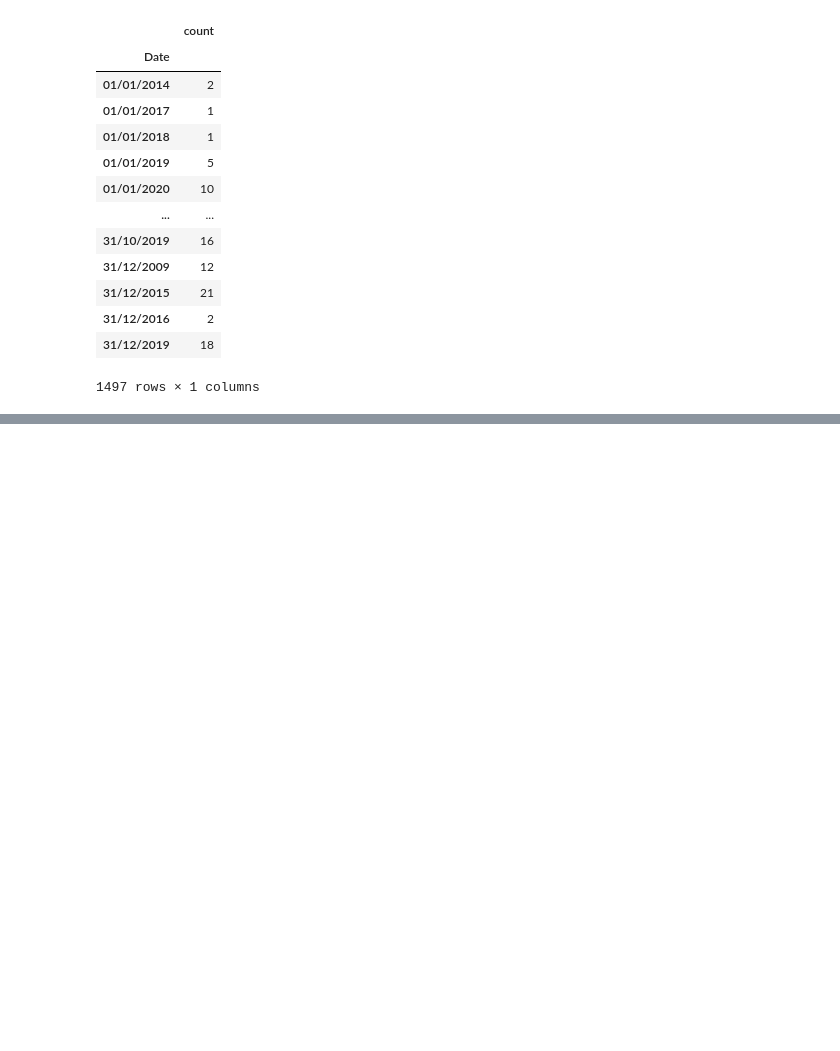
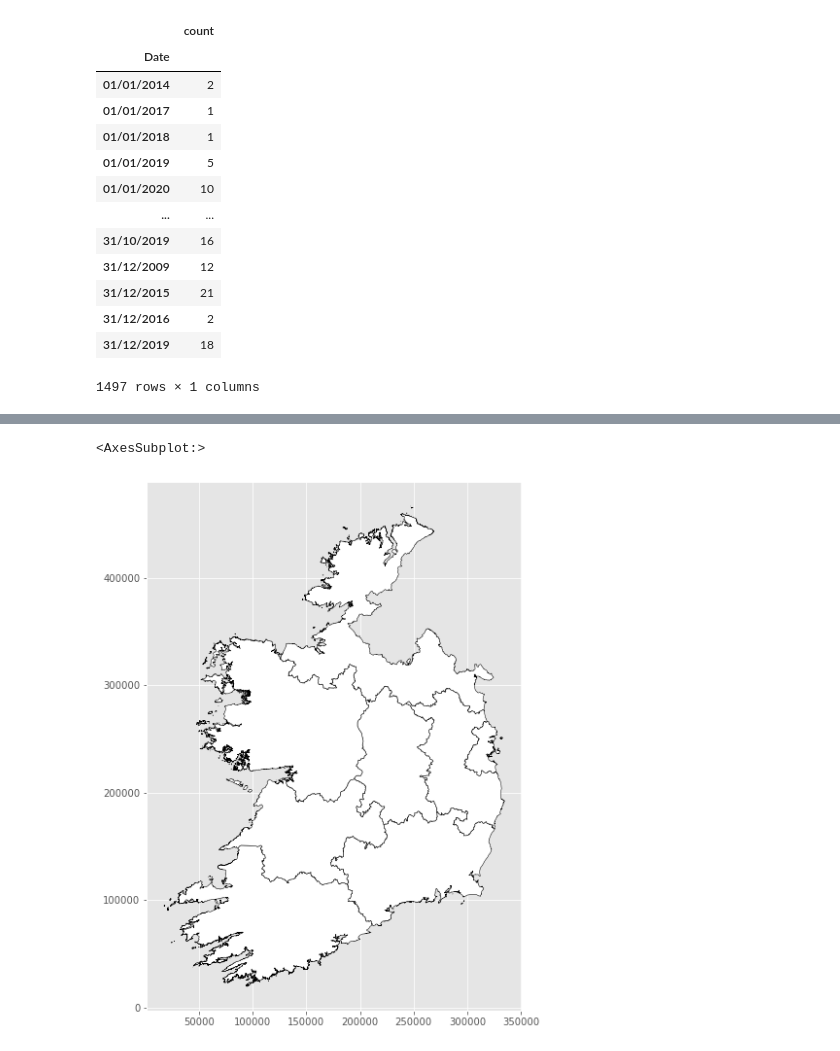
Before and after one commit to pessini/avian-flu-wild-birds-ireland, a Jupyter notebook: Exploratory-Data-Analysis-EDA.ipynb, the cells around one changed output, grey strips where cells are left out. Cells and saved outputs as stored; diff of their text form; code cells hidden in the pictures; blank space fills up the shorter version.

```diff
--- a/Exploratory-Data-Analysis-EDA.ipynb
+++ b/Exploratory-Data-Analysis-EDA.ipynb
@@ -294,0 +249,7 @@ gdf_dublin_json
+# %%
+import geopandas as gpd
+boundaries = gpd.read_file('data/boundaries/Census2011_NUTS3_generalised20m.shp')
+boundaries.plot(figsize=(12,10), facecolor='white', edgecolor='black')
+# %% [output]
+<AxesSubplot:>
+[figure, added]
```
Also changed, not shown: parts of 15 cells of this notebook.
